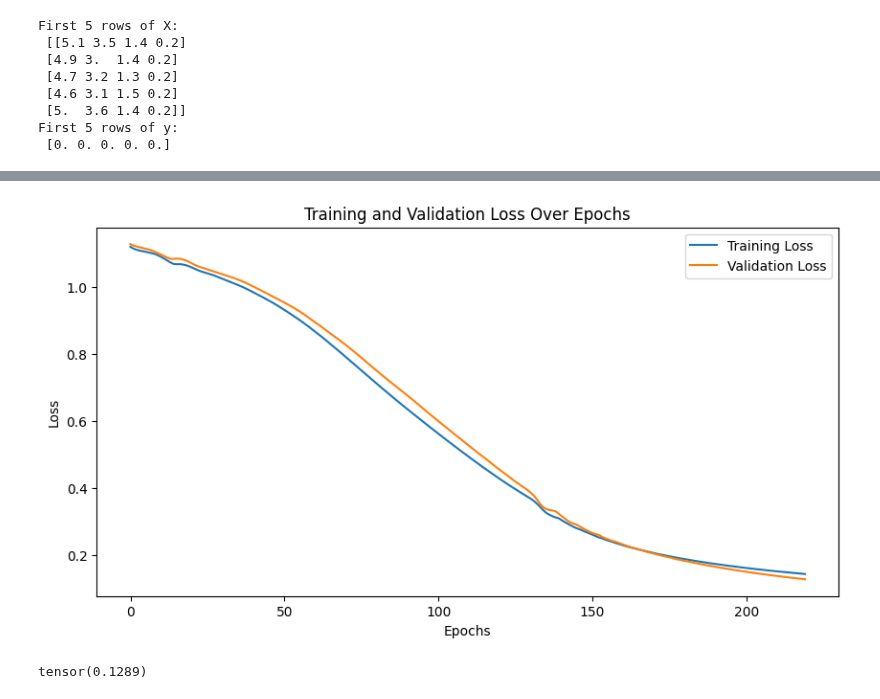
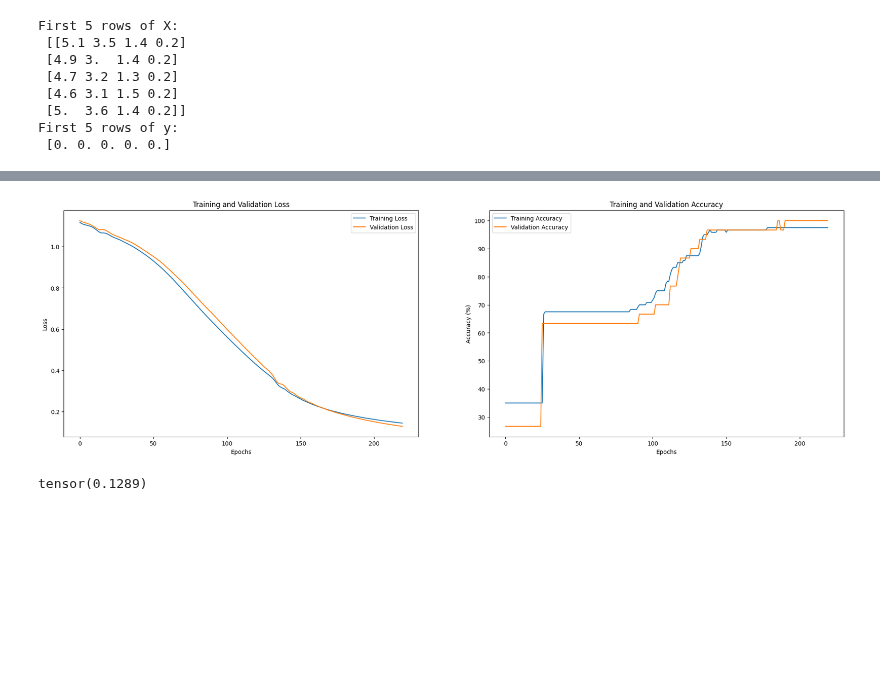
Before and after one commit to robinyUArizona/PyTorch-Deep-Learning, a Jupyter notebook: simple_NeuralNetwork.ipynb, the cells around one changed output, grey strips where cells are left out. Saved outputs shown, nothing was run; the diff lists cells and outputs as text; code cells hidden in the pictures; blank space fills up the shorter version.

```diff
--- a/simple_NeuralNetwork.ipynb
+++ b/simple_NeuralNetwork.ipynb
@@ -121,18 +121,26 @@ optimizer = torch.optim.Adam(model.parameters(), lr=0.005)
 epochs = 220
 train_losses = []
 val_losses = []
+train_accuracies = []
+val_accuracies = []
 
 
 for epoch in range(epochs):
     # ---- Training Phase ----
-    model.train()  # Set the model to training mode
+    # model.train()  # Set the model to training mode
 
     # Forward pass: Compute predicted y by passing X_train to the model
-    y_pred = model(X_train) # Get predicted results
+    y_pred = model.forward(X_train) # Get predicted results
 
     # Measure the loss/error, gonna be high at first
     train_loss = criterion(y_pred, y_train) # predicted values vs. the y_train
     train_losses.append(train_loss.detach().numpy())
+
+    # Calculate accuracy
+    _, predicted = torch.max(y_pred, 1)
+    correct = (predicted == y_train).sum().item()
+    train_accuracy = 100 * correct / y_train.size(0)
+    train_accuracies.append(train_accuracy)
 
     # Do some back propagation: take the error rate of forward propagation and
     # feed it back through the network to fine tune the weights
@@ -149,7 +157,15 @@ for epoch in range(epochs):
         val_loss = criterion(y_val_pred, y_test)  # Predicted vs actual (validation)
         val_losses.append(val_loss.detach().numpy())
 
+        # Calculate validation accuracy
+        _, val_predicted = torch.max(y_val_pred, 1)
+        val_correct = (val_predicted == y_test).sum().item()
+        val_accuracy = 100 * val_correct / y_test.size(0)
+        val_accuracies.append(val_accuracy)
+
+
     # print very 10 epoch
-    if epoch % 10 == 0:
-        print(f"Epoch: {epoch}, Training Loss: {train_loss.item()}, Validation Loss: {val_loss.item()}")
+    print(f"Epoch: {epoch}, "
+            f"Training Loss: {train_loss.item():.4f}, Training Accuracy: {train_accuracy:.2f}%, "
+            f"Validation Loss: {val_loss.item():.4f}, Validation Accuracy: {val_accuracy:.2f}%")
 # %% [output]
@@ -173,15 +189,28 @@ Epoch: 210, Training Loss: 0.15233352780342102, Validation Loss: 0.1385469883680
 # %%
-# After training, you can plot the losses
-plt.figure(figsize=(10, 5))
+# After training, plot the losses and accuracies
+plt.figure(figsize=(24, 7))
+
+# Plotting Training and Validation Loss
+plt.subplot(1, 2, 1)
 plt.plot(train_losses, label='Training Loss')
 plt.plot(val_losses, label='Validation Loss')
 plt.xlabel('Epochs')
 plt.ylabel('Loss')
-plt.title('Training and Validation Loss Over Epochs')
+plt.title('Training and Validation Loss')
 plt.legend()
+
+# Plotting Training and Validation Accuracy
+plt.subplot(1, 2, 2)
+plt.plot(train_accuracies, label='Training Accuracy')
+plt.plot(val_accuracies, label='Validation Accuracy')
+plt.xlabel('Epochs')
+plt.ylabel('Accuracy (%)')
+plt.title('Training and Validation Accuracy')
+plt.legend()
+
 plt.show()
 # %% [output]
-[figure, old version]
+[figure, new version]
 # %%
 # Evaluate Model on Test Data Set (validate model on test set)
 with torch.no_grad(): # Basically turn off back propogation
```
Also changed, not shown: parts of 6 cells of this notebook.
